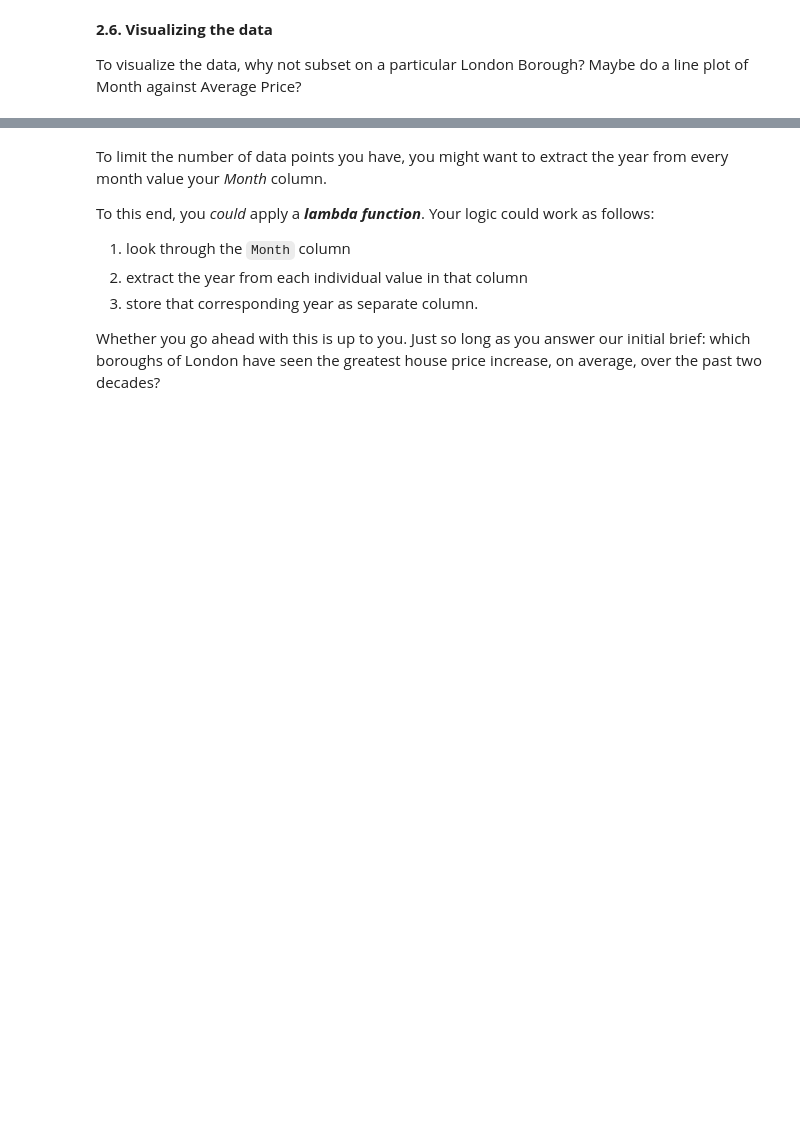
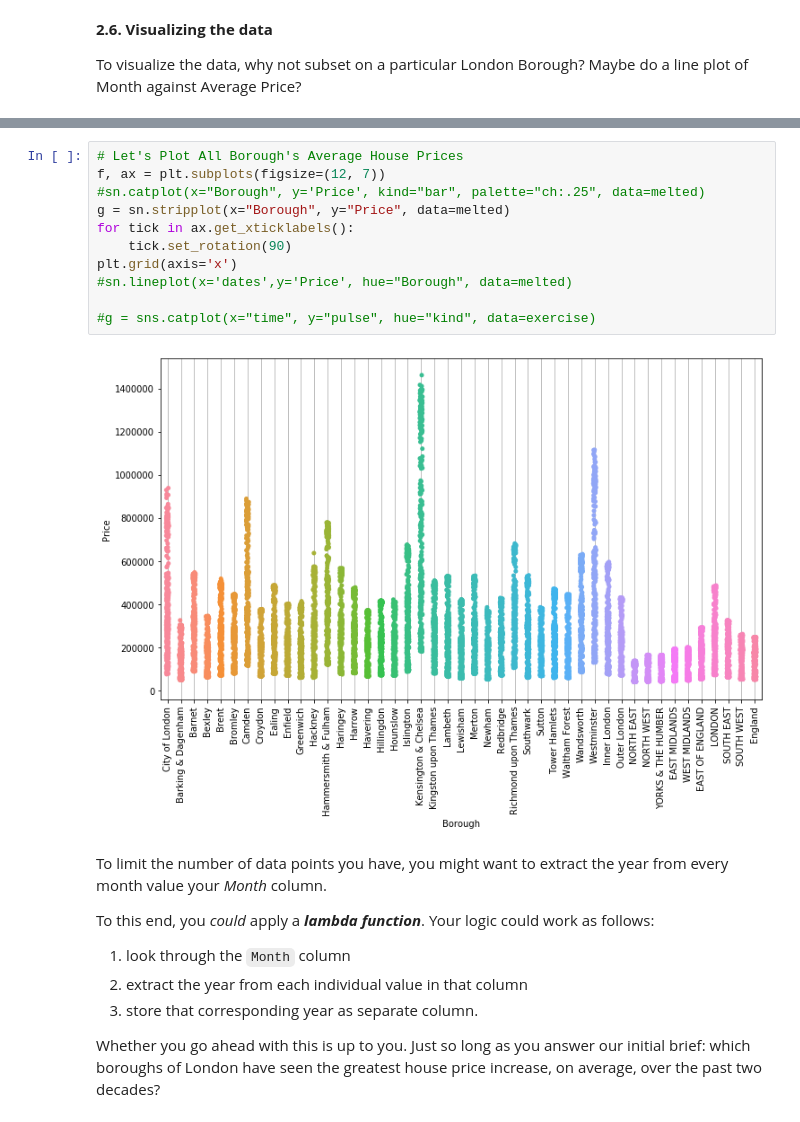
Before and after one commit to ennis-kurt/SpringBoard, a Jupyter notebook: Unit 4 Challenge - Tier 3.ipynb, the cells around one changed output, grey strips where cells are left out. Cells and saved outputs as stored; diff of their text form; blank space fills up the shorter version.

```diff
--- a/Unit 4 Challenge - Tier 3.ipynb
+++ b/Unit 4 Challenge - Tier 3.ipynb
@@ -170,3 +188,16 @@ sn.lineplot(x='date',y='Price', hue="Borough", data=melted)
+# %%
+# Let's Plot All Borough's Average House Prices
+f, ax = plt.subplots(figsize=(12, 7))
+#sn.catplot(x="Borough", y='Price', kind="bar", palette="ch:.25", data=melted)
+g = sn.stripplot(x="Borough", y="Price", data=melted)
+for tick in ax.get_xticklabels():
+    tick.set_rotation(90)
+plt.grid(axis='x')
+#sn.lineplot(x='dates',y='Price', hue="Borough", data=melted)
+
+#g = sns.catplot(x="time", y="pulse", hue="kind", data=exercise)
+# %% [output]
+[figure, added]
 # %% [markdown]
 To limit the number of data points you have, you might want to extract the year from every month value your *Month* column.
 
```
Also changed, not shown: parts of 10 cells of this notebook.
